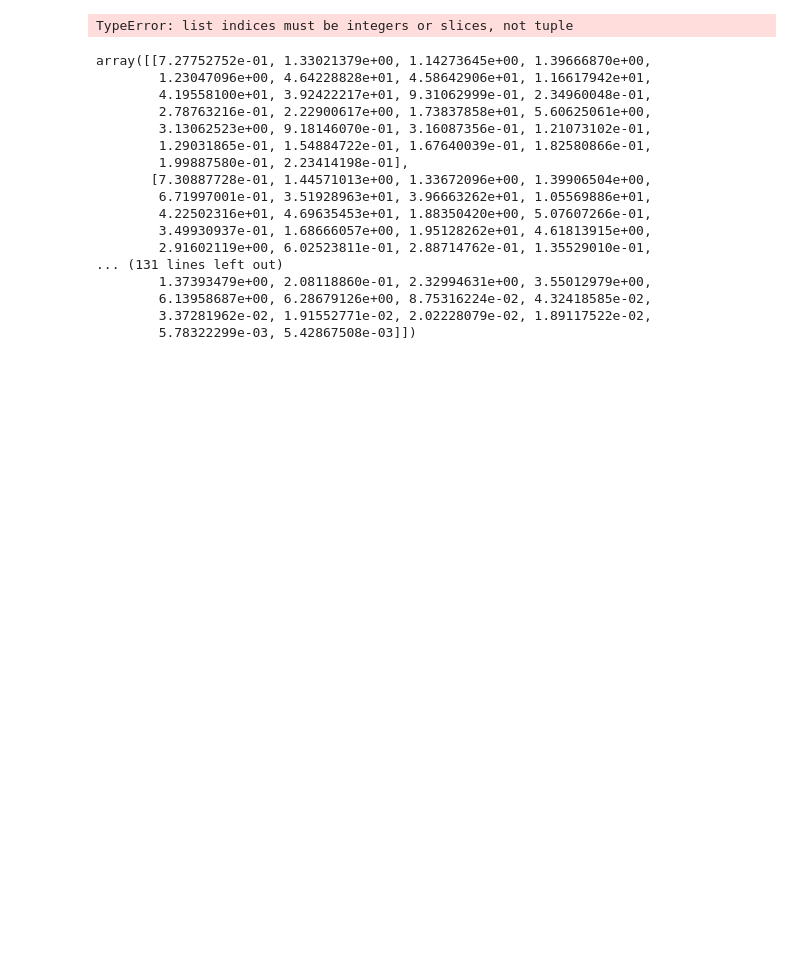
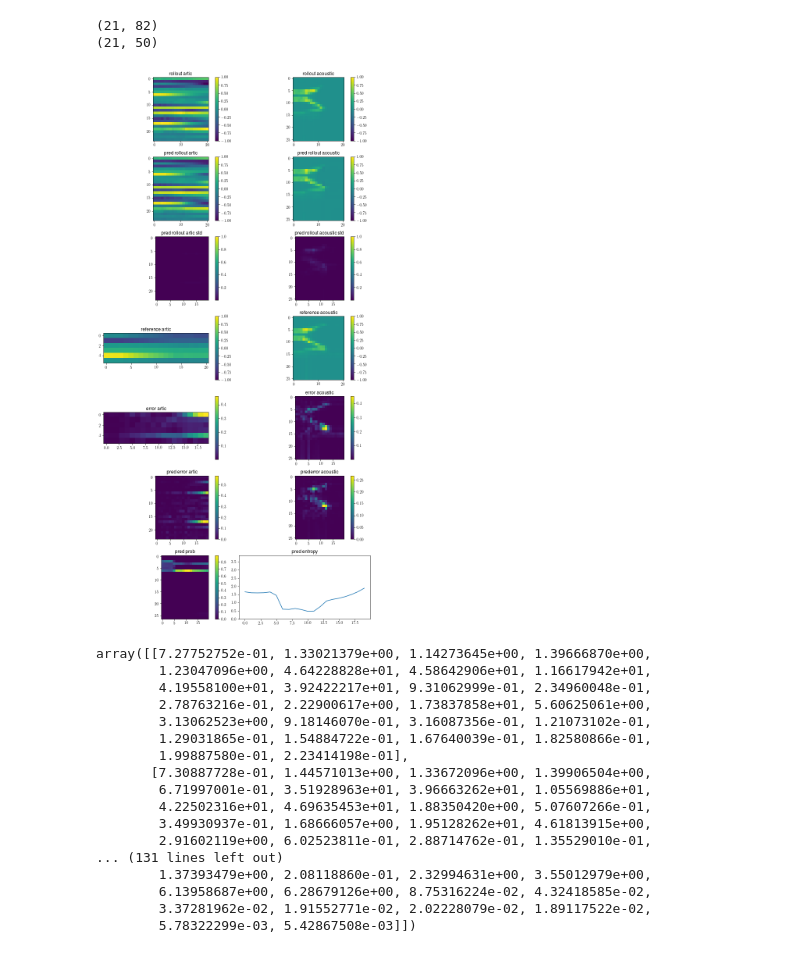
Before and after one commit to qdenisq/SpeechAcquisitionModel, a Jupyter notebook: src/reinforcement/goal_directed_model_based_rl/saliency_visualization.ipynb, the cells around one changed output. Drawn from its saved outputs; the diff is of its cells as text; code cells hidden in the pictures; blank space fills up the shorter version.

```diff
--- a/src/reinforcement/goal_directed_model_based_rl/saliency_visualization.ipynb
+++ b/src/reinforcement/goal_directed_model_based_rl/saliency_visualization.ipynb
@@ -198,7 +180,7 @@ while True:
 # %%
 n_audio = 26
 n_artic = 24
-n_artic_goal = 0
+n_artic_goal = 6
 
 
 # Share a X axis with each column of subplots
@@ -210,6 +192,7 @@ cb = None
 
 
 # ep_states = env.normalize(np.array(ep_states), env.state_bound)
+ep_states = np.array(ep_states)
 im0 = axes[0, 0].imshow(np.array(ep_states)[:, :n_artic].T, vmin=-1., vmax=1.)
 axes[0, 0].set_title('rollout artic')
 plt.colorbar(im0, ax=axes[0, 0])
@@ -266,34 +249,36 @@ pred_err_img = np.abs(np.array(
 # diff_img_normed = env.normalize(diff_img.T, env.state_bound[:-env.goal_dim])
 im3 = axes[5, 0].imshow(np.array(pred_err_img[:, :n_artic].T))
 axes[5, 0].set_title('pred error artic')
 plt.colorbar(im3, ax=axes[5, 0])
 
 im3 = axes[5, 1].imshow(np.array(pred_err_img[:, n_artic:n_artic + n_audio].T))
 axes[5, 1].set_title('prederror acoustic')
 plt.colorbar(im3, ax=axes[5, 1])
 
 im4 = axes[6, 0].imshow(np.array(probs).T, vmin=0., vmax=np.array(probs).T.max())
 # axes[5, 1].ylim((0, 1.0))
 axes[6, 0].set_title('pred prob')
 plt.colorbar(im4, ax=axes[6, 0])
 
 im4 = axes[6, 1].plot(np.array(entropies))
 axes[6, 1].set_ylim(bottom=0, top=np.array(entropies).max()+2)
 axes[6, 1].set_title('pred entropy')
 # plt.colorbar(im4, ax=axes[4, 1])
 
 # if cb is None:
 # cb = plt.colorbar(im0, ax=axes[0, 1])
 # plt.colorbar(im_pred, ax=axes[1, 1])
 # plt.colorbar(im1, ax=axes[2, 1])
 # plt.colorbar(im2, ax=axes[3, 1])
 # plt.colorbar(im3, ax=axes[4, 1])
 plt.tight_layout()
 # plt.draw()
 # plt.pause(.001)
 plt.show()
 # %% [output]
-TypeError: list indices must be integers or slices, not tuple
+(21, 82)
+(21, 50)
+[figure, added]
 # %%
 np.array(ep_states)[:, n_artic: n_artic+n_audio]
 # %% [output]
```
Also changed, not shown: parts of 3 cells of this notebook, 8 other files.
